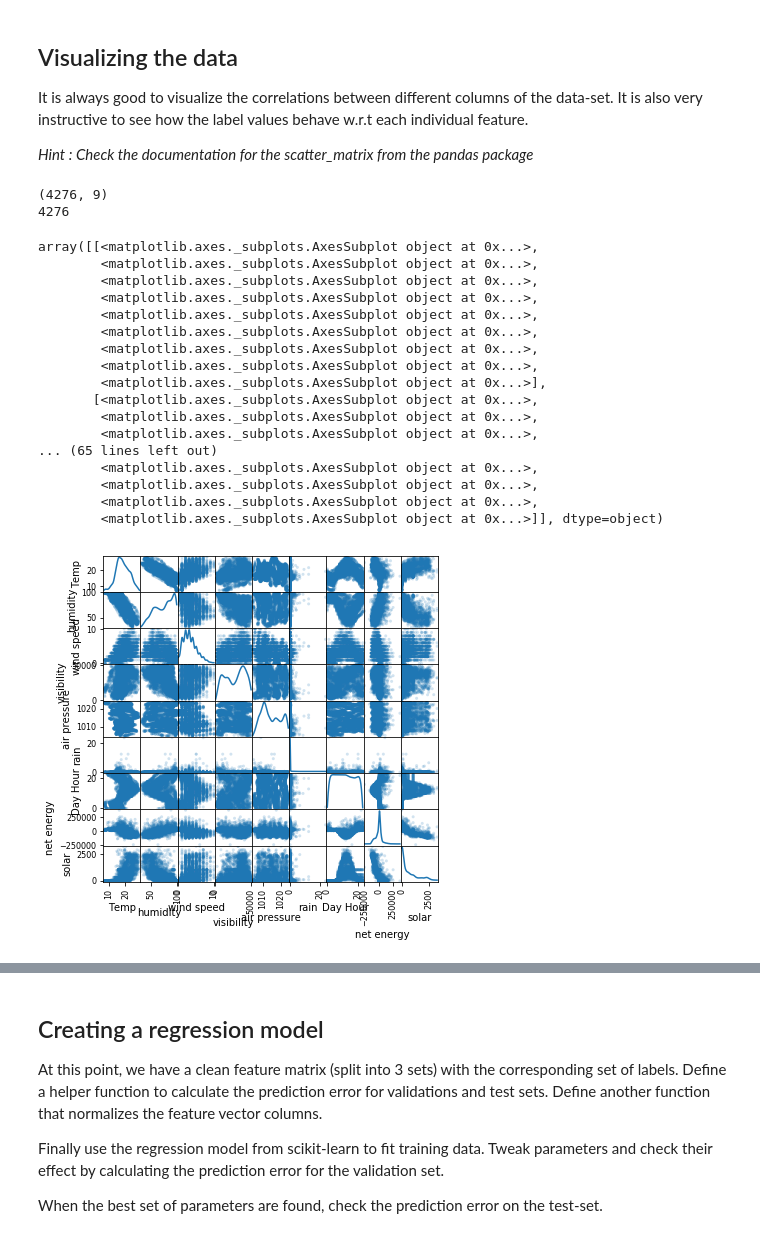
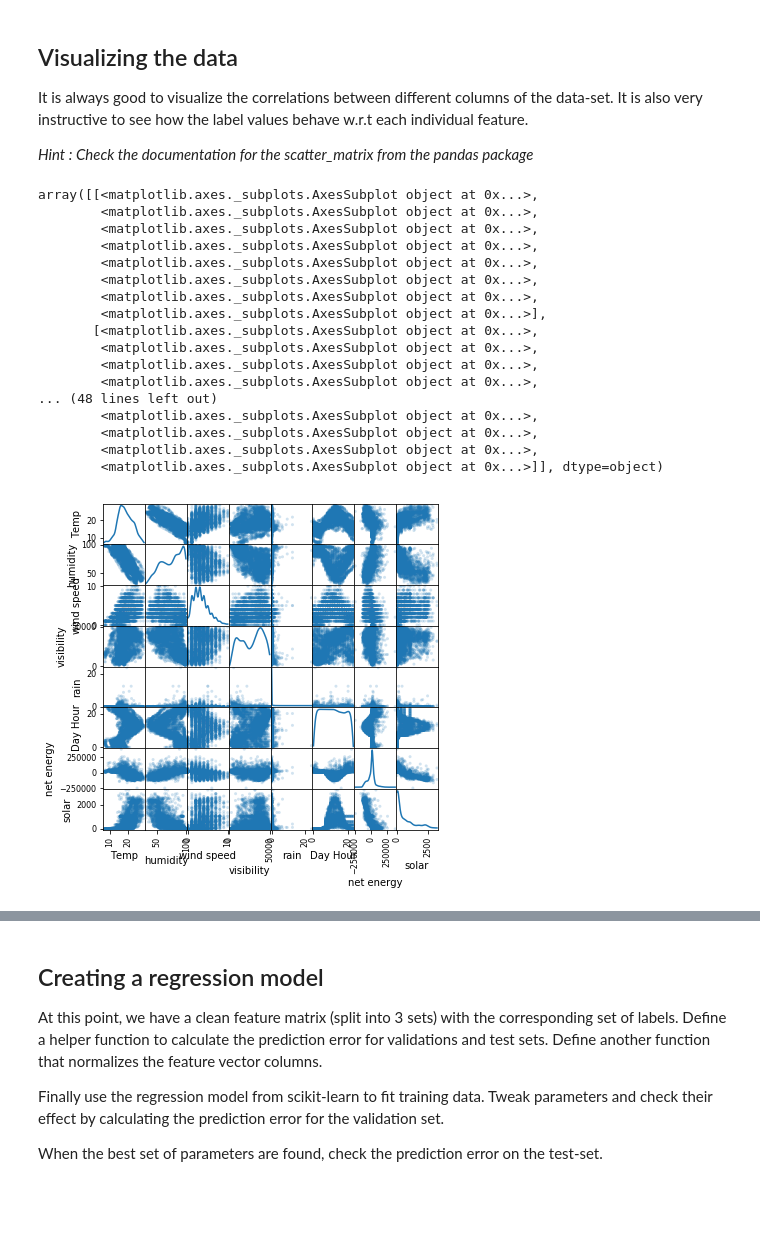
Before and after one commit to ishaanb92/IoT-Assignment, a Jupyter notebook: Assignment.ipynb, the cells around one changed output, grey strips where cells are left out. Drawn from its saved outputs; the diff is of its cells as text; code cells hidden in the pictures; blank space fills up the shorter version.

Commit message:
Drop air pressure feature. Scatter matrix for one-hot encoded text labels

```diff
--- a/Assignment.ipynb
+++ b/Assignment.ipynb
@@ -35,7 +35,7 @@ def merge_weather_rain_data(data_path): # Select month for which data is collect
                              delimiter = ',',
                              header=0,
                              parse_dates = [0],
-                             usecols = [0,1,2,4,6,7,8]) #Drop "chill", too many missing values
+                             usecols = [0,1,2,4,6,7]) #Drop "chill", too many missing values
     weather_array  = weatherFrame.as_matrix()
 
     """ Read in the rain data"""
@@ -68,7 +68,7 @@ def merge_weather_rain_data(data_path): # Select month for which data is collect
             for weatherFeature in weather_array[valid_row]:
                 merged_row.append(weatherFeature)
             merged_row.append(rainElem[1])
-            merged_row.append(weather_array[valid_row][0].hour)
+            merged_row.append(weather_array[valid_row][0].hour) # Add "time of day" information
             merged_array.append(np.asarray(merged_row))
         except ValueError:
             print('Did not find matching timestamp in the weather data, continuing')
@@ -119,6 +119,10 @@ def clean_up(merged_array):
     return clean_data_array
 
 def filter_by_month(data_array,month):
+    """
+    Filter weather data by month
+
+    """
     rows_delete = []
     for row,idx in zip(data_array,range(data_array.shape[0])):
         if row[0].month != month:
@@ -128,5 +132,4 @@ def filter_by_month(data_array,month):
 
 clean_data_array = clean_up(merged_array)
 month_array = filter_by_month(clean_data_array,month = 7)
-print(month_array)
 # %% [output]
@@ -150,7 +143,9 @@ The aim of the assignment is to predict the solar energy produced based on the w
 *Hint : Check the documentation for the python package pandas to design a fast lookup function*
 # %%
 def create_dataframe(energyDir):
-    """ Returns a dataframe that is formed by concatenating all the energy data files """
+    """
+    Returns a dataframe that is formed by concatenating all the energy data files
+    """
     fileList = []
     energyDir = os.path.join(os.getcwd(),energyDir)
     dirList = [os.path.join(energyDir, o) for o in os.listdir(energyDir)
@@ -178,8 +173,16 @@ def create_dataframe(energyDir):
     return sparseFrame
 
 def energy_frame_month(energyDir,month):
+    """
+    Create an energy frame for only one month
+
+    """
     energyDir = os.path.join(os.getcwd(),energyDir)
-    monthDir = os.path.join(energyDir,'0{}'.format(month))
+    if month < 10:
+        monthDir = os.path.join(energyDir,'0{}'.format(month))
+    else:
+        monthDir = os.path.join(energyDir,'{}'.format(month))
+
     dirFiles = [os.path.join(monthDir, f) for f in os.listdir(monthDir)
                     if os.path.isfile(os.path.join(monthDir,f))]
     fileList = []
@@ -349,37 +356,35 @@ It is always good to visualize the correlations between different columns of the
 # %%
 import matplotlib.pyplot as plt
 %matplotlib inline
 
 #Merge energy and solar energy produced into feature array
 mergedMatrix = np.c_[featureArray,labels,labels_solar]
 #Create a pandas dataframe for viz
 scatterMatrix = mergedMatrix[:,2:].astype(float)
 df = pd.DataFrame(data = scatterMatrix,
                   columns = ['Temp','humidity',
                               'wind speed','visibility',
-                              'air pressure','rain','Day Hour',
+                              'rain','Day Hour',
                               'net energy','solar']
                  )
 
 pd.plotting.scatter_matrix(df, alpha=0.2, figsize=(6, 6), diagonal='kde')
 # %% [output]
-(4276, 9)
-4276
+array([[<matplotlib.axes._subplots.AxesSubplot object at 0x...>,
+        <matplotlib.axes._subplots.AxesSubplot object at 0x...>,
+        <matplotlib.axes._subplots.AxesSubplot object at 0x...>,
+        <matplotlib.axes._subplots.AxesSubplot object at 0x...>,
+        <matplotlib.axes._subplots.AxesSubplot object at 0x...>,
+        <matplotlib.axes._subplots.AxesSubplot object at 0x...>,
+        <matplotlib.axes._subplots.AxesSubplot object at 0x...>,
+        <matplotlib.axes._subplots.AxesSubplot object at 0x...>],
+       [<matplotlib.axes._subplots.AxesSubplot object at 0x...>,
+        <matplotlib.axes._subplots.AxesSubplot object at 0x...>,
+        <matplotlib.axes._subplots.AxesSubplot object at 0x...>,
+        <matplotlib.axes._subplots.AxesSubplot object at 0x...>,
+... (48 lines left out)
+        <matplotlib.axes._subplots.AxesSubplot object at 0x...>,
+        <matplotlib.axes._subplots.AxesSubplot object at 0x...>,
+        <matplotlib.axes._subplots.AxesSubplot object at 0x...>,
+        <matplotlib.axes._subplots.AxesSubplot object at 0x...>]], dtype=object)
-array([[<matplotlib.axes._subplots.AxesSubplot object at 0x...>,
-        <matplotlib.axes._subplots.AxesSubplot object at 0x...>,
-        <matplotlib.axes._subplots.AxesSubplot object at 0x...>,
-        <matplotlib.axes._subplots.AxesSubplot object at 0x...>,
-        <matplotlib.axes._subplots.AxesSubplot object at 0x...>,
-        <matplotlib.axes._subplots.AxesSubplot object at 0x...>,
-        <matplotlib.axes._subplots.AxesSubplot object at 0x...>,
-        <matplotlib.axes._subplots.AxesSubplot object at 0x...>,
-        <matplotlib.axes._subplots.AxesSubplot object at 0x...>],
-       [<matplotlib.axes._subplots.AxesSubplot object at 0x...>,
-        <matplotlib.axes._subplots.AxesSubplot object at 0x...>,
-        <matplotlib.axes._subplots.AxesSubplot object at 0x...>,
-... (65 lines left out)
-        <matplotlib.axes._subplots.AxesSubplot object at 0x...>,
-        <matplotlib.axes._subplots.AxesSubplot object at 0x...>,
-        <matplotlib.axes._subplots.AxesSubplot object at 0x...>,
-        <matplotlib.axes._subplots.AxesSubplot object at 0x...>]], dtype=object)
-[figure, old version]
+[figure, new version]
```
Also changed, not shown: parts of 8 cells of this notebook.
